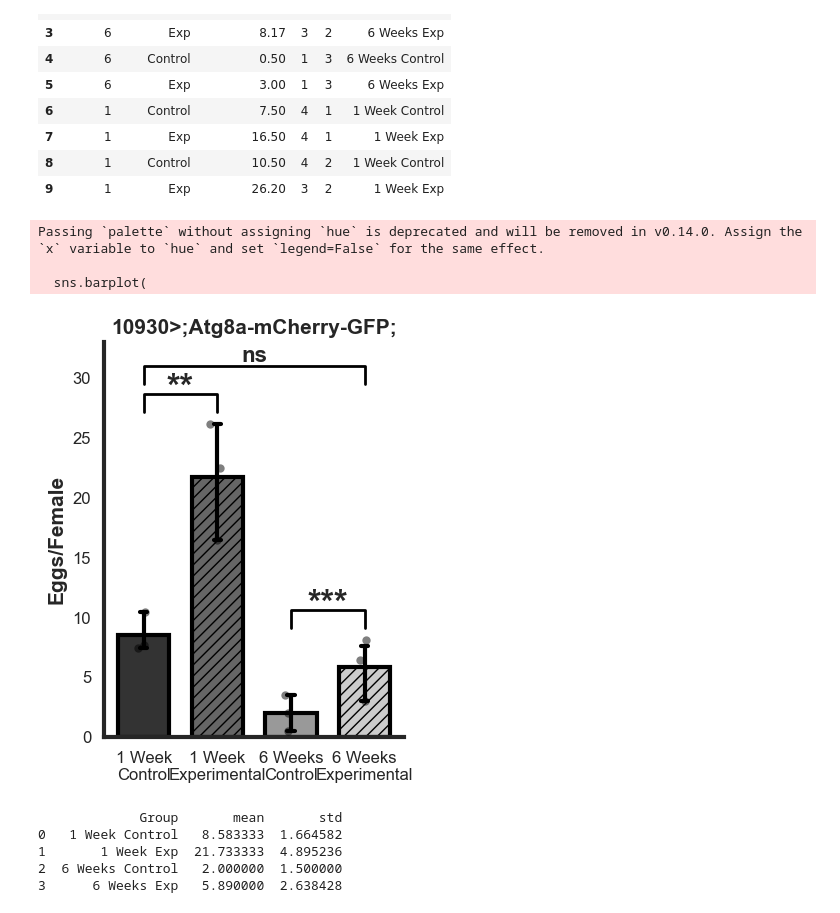
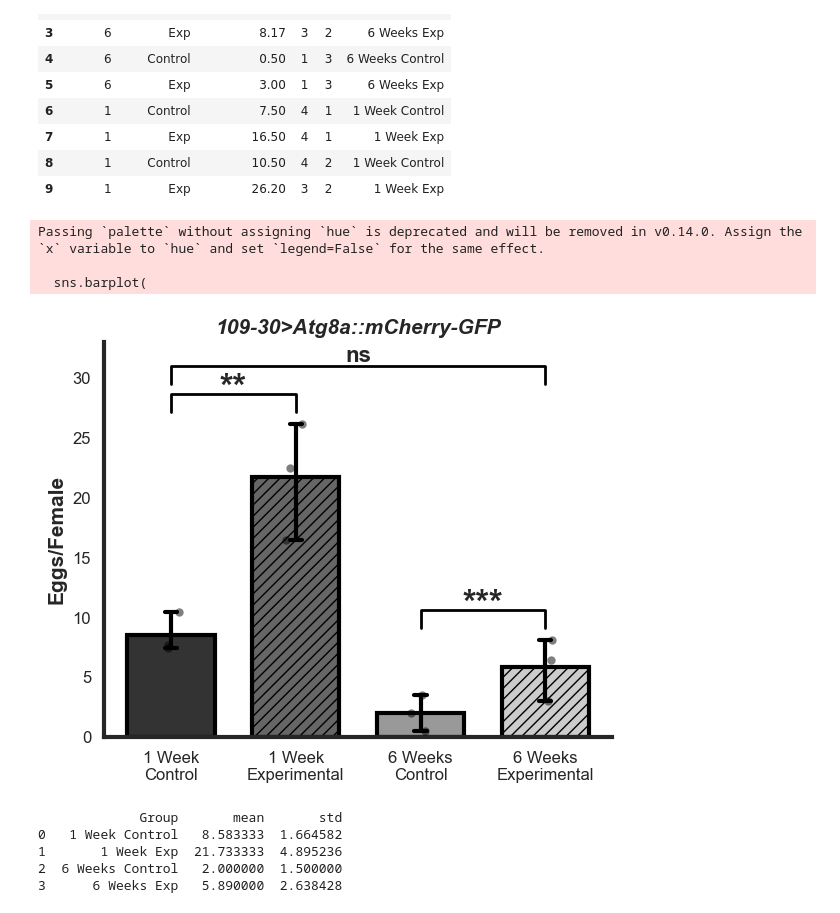
Before and after one commit to NystulLab/WolfgramAgingOvary, a Jupyter notebook: Code/CodeFigure6/EggLayingAtg8a.ipynb, the cells around one changed output. Drawn from its saved outputs; the diff is of its cells as text; code cells hidden in the pictures.

Commit message:
figure clean-up

```diff
--- a/Code/CodeFigure6/EggLayingAtg8a.ipynb
+++ b/Code/CodeFigure6/EggLayingAtg8a.ipynb
@@ -58,7 +58,7 @@ order = [
 ]
 
 
-fig, ax = plt.subplots(figsize=(4, 5))
+fig, ax = plt.subplots(figsize=(6, 5))
 sns.set(style="white")
 
 
@@ -148,35 +148,35 @@ add_stat_bracket(
 
 ax.set_ylim(0, 33)
 ax.set_ylabel("Eggs/Female", fontsize=15, weight="bold")
 ax.set_xlabel("")
 ax.tick_params(width=3, labelsize=12)
 
 ax.set_xticklabels([
     "1 Week\nControl",
     "1 Week\nExperimental",
     "6 Weeks\nControl",
     "6 Weeks\nExperimental"
 ])
 
 ax.spines["left"].set_linewidth(3)
 ax.spines["bottom"].set_linewidth(3)
 ax.spines["top"].set_visible(False)
 ax.spines["right"].set_visible(False)
 
-plt.title("10930>;Atg8a-mCherry-GFP;", fontsize=15, weight="bold")
+plt.title('109-30>Atg8a::mCherry-GFP', fontsize=15, weight='bold', style='italic')
 
 plt.tight_layout()
 
 results_directory = "../../Results/ResultsFigure6"
 os.makedirs(results_directory, exist_ok=True)
 filename = os.path.join(results_directory, "EggLayingAtg8a.pdf")
 plt.savefig(filename, format="pdf", bbox_inches="tight")
 plt.show()
 # %% [output]
 Passing `palette` without assigning `hue` is deprecated and will be removed in v0.14.0. Assign the `x` variable to `hue` and set `legend=False` for the same effect.
 
   sns.barplot(
-[figure, old version]
+[figure, new version]
 # %%
 summary = (
     df.groupby("Group")["EggsFemale"]
```
Also changed, not shown: 17 other files.
